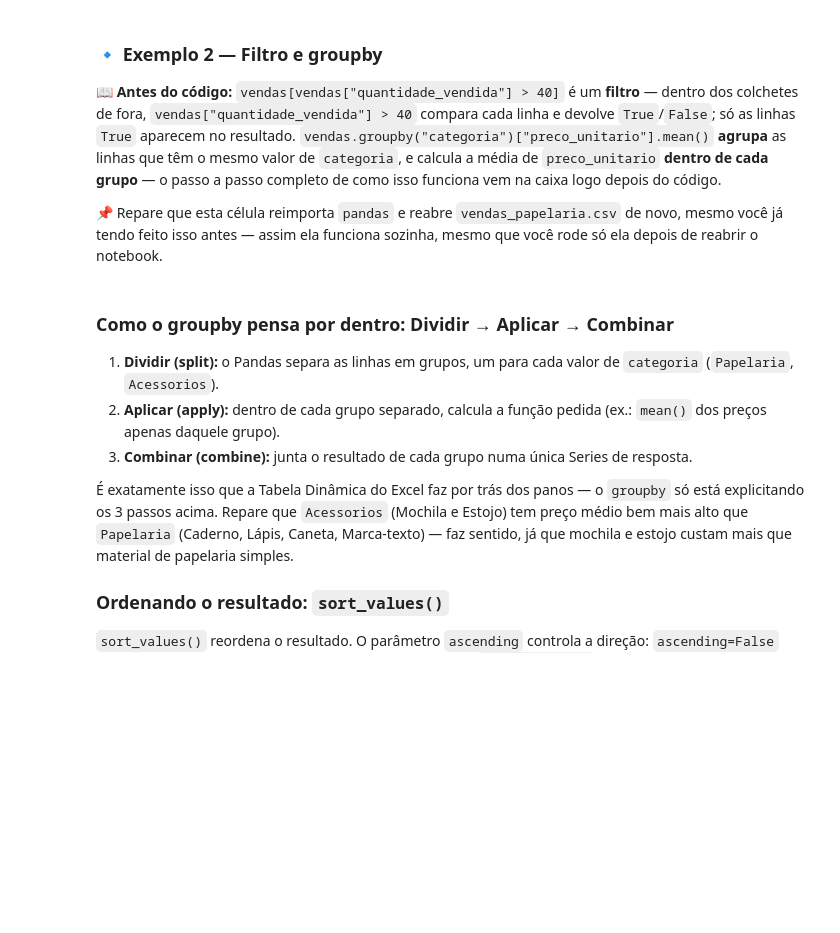
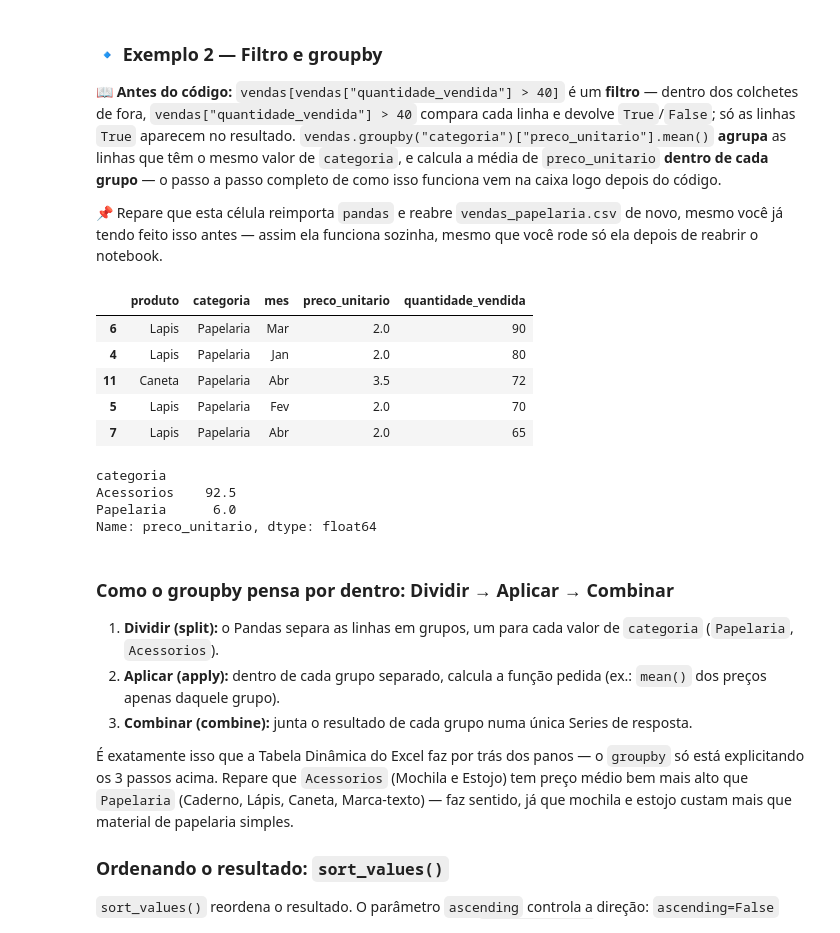
Before and after one commit to laisalegri/turma05-analise-de-dados-com-python, a Jupyter notebook: 05_Pandas_e_NumPy/Aluno/notebook_colab.ipynb, the cells around one changed output. Cells and saved outputs as stored; diff of their text form; code cells hidden in the pictures; blank space fills up the shorter version.

```diff
--- a/05_Pandas_e_NumPy/Aluno/notebook_colab.ipynb
+++ b/05_Pandas_e_NumPy/Aluno/notebook_colab.ipynb
@@ -495,15 +639,27 @@ print(vendas.iloc[0, 0])             # .iloc: só por posição numérica (linha
 # %%
 import pandas as pd
 from IPython.display import display
 
 vendas = pd.read_csv("dataset/vendas_papelaria.csv")
 
 # Filtro: só produtos vendidos mais de 40 vezes no mês
-mais_vendidos = vendas[vendas["quantidade_vendida"] > 40]
-display(mais_vendidos)
+mais_vendidos = vendas[vendas["quantidade_vendida"] > 60]
+#display(mais_vendidos)
+display(mais_vendidos.sort_values(by="quantidade_vendida", ascending=False))
 
 # groupby: preço médio por categoria
 display(vendas.groupby("categoria")["preco_unitario"].mean())
+# %% [output]
+|  | produto | categoria | mes | preco_unitario | quantidade_vendida |
+| 6 | Lapis | Papelaria | Mar | 2.0 | 90 |
+| 4 | Lapis | Papelaria | Jan | 2.0 | 80 |
+| 11 | Caneta | Papelaria | Abr | 3.5 | 72 |
+| 5 | Lapis | Papelaria | Fev | 2.0 | 70 |
+| 7 | Lapis | Papelaria | Abr | 2.0 | 65 |
+categoria
+Acessorios    92.5
+Papelaria      6.0
+Name: preco_unitario, dtype: float64
 # %% [markdown]
 ### Como o groupby pensa por dentro: Dividir → Aplicar → Combinar
 
```
Also changed, not shown: parts of 13 cells of this notebook, 1 other file.
